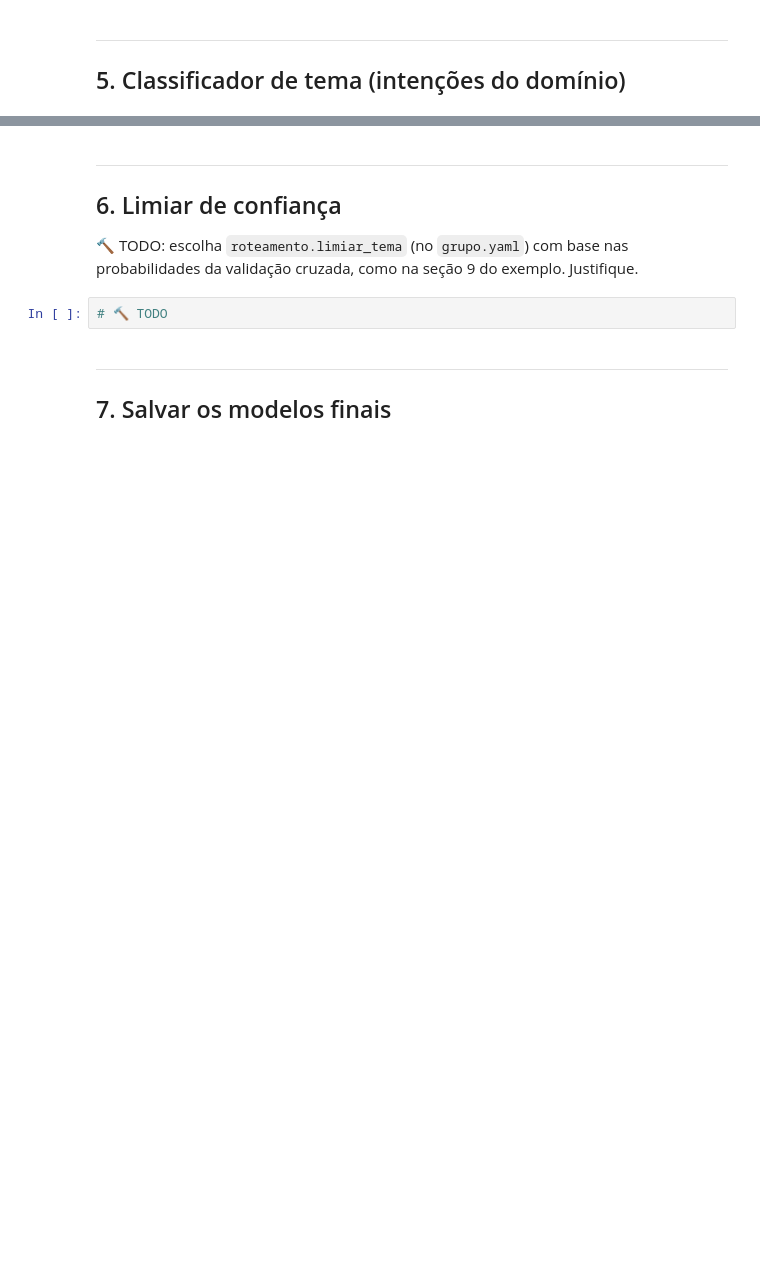
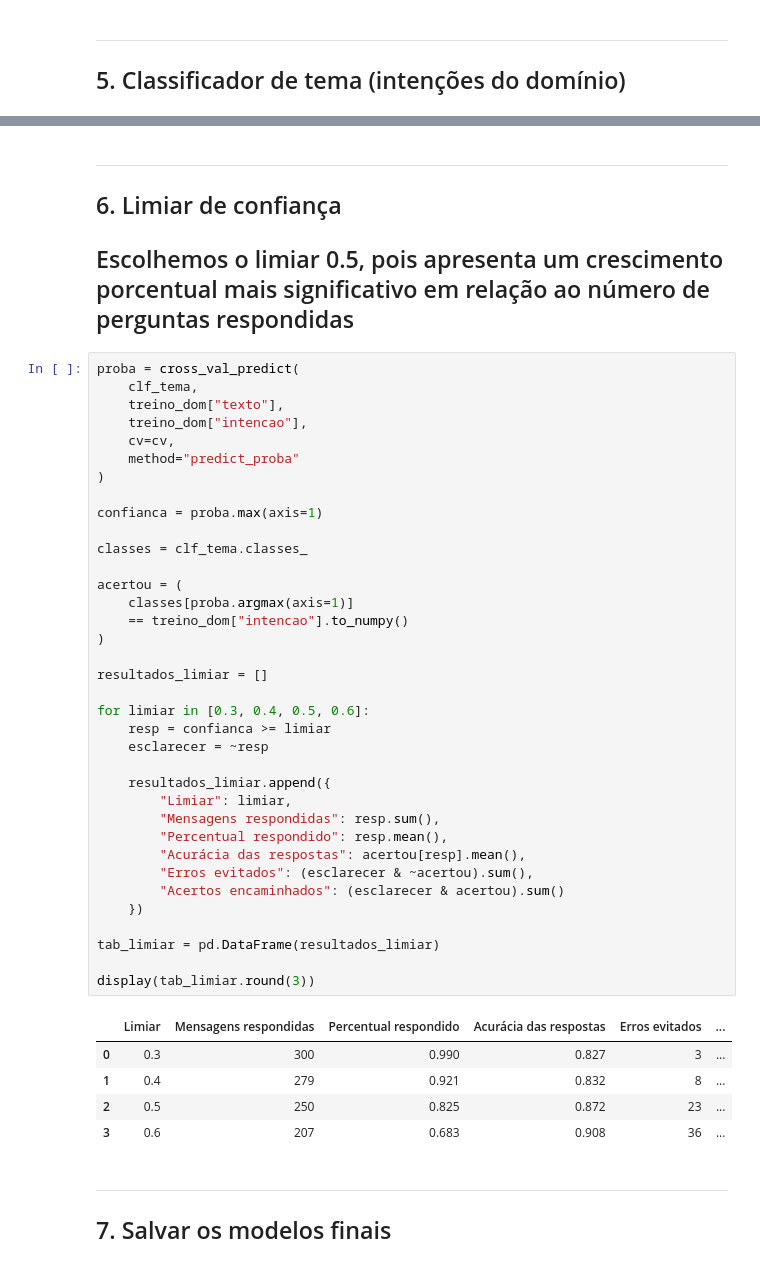
Before and after one commit to dudamacedo26/IA-2026-02-TP-Chatbot, a Jupyter notebook: notebooks/01_trabalho_grupo.ipynb, the cells around one changed output, grey strips where cells are left out. Saved outputs shown, nothing was run; the diff lists cells and outputs as text; blank space fills up the shorter version.

```diff
--- a/notebooks/01_trabalho_grupo.ipynb
+++ b/notebooks/01_trabalho_grupo.ipynb
@@ -513,10 +513,49 @@ Taxa de falso negativo: 0.03
 ---
 ## 6. Limiar de confiança
 
-🔨 TODO: escolha `roteamento.limiar_tema` (no `grupo.yaml`) com base nas
-probabilidades da validação cruzada, como na seção 9 do exemplo. Justifique.
+## Escolhemos o limiar 0.5, pois apresenta um crescimento porcentual mais significativo em relação ao número de perguntas respondidas
 # %%
-# 🔨 TODO
+proba = cross_val_predict(
+    clf_tema,
+    treino_dom["texto"],
+    treino_dom["intencao"],
+    cv=cv,
+    method="predict_proba"
+)
+
+confianca = proba.max(axis=1)
+
+classes = clf_tema.classes_
+
+acertou = (
+    classes[proba.argmax(axis=1)]
+    == treino_dom["intencao"].to_numpy()
+)
+
+resultados_limiar = []
+
+for limiar in [0.3, 0.4, 0.5, 0.6]:
+    resp = confianca >= limiar
+    esclarecer = ~resp
+
+    resultados_limiar.append({
+        "Limiar": limiar,
+        "Mensagens respondidas": resp.sum(),
+        "Percentual respondido": resp.mean(),
+        "Acurácia das respostas": acertou[resp].mean(),
+        "Erros evitados": (esclarecer & ~acertou).sum(),
+        "Acertos encaminhados": (esclarecer & acertou).sum()
+    })
+
+tab_limiar = pd.DataFrame(resultados_limiar)
+
+display(tab_limiar.round(3))
+# %% [output]
+|  | Limiar | Mensagens respondidas | Percentual respondido | Acurácia das respostas | Erros evitados | ... |
+| 0 | 0.3 | 300 | 0.990 | 0.827 | 3 | ... |
+| 1 | 0.4 | 279 | 0.921 | 0.832 | 8 | ... |
+| 2 | 0.5 | 250 | 0.825 | 0.872 | 23 | ... |
+| 3 | 0.6 | 207 | 0.683 | 0.908 | 36 | ... |
 # %% [markdown]
 ---
 ## 7. Salvar os modelos finais
```
Also changed, not shown: parts of 8 cells of this notebook, 11 other files.
